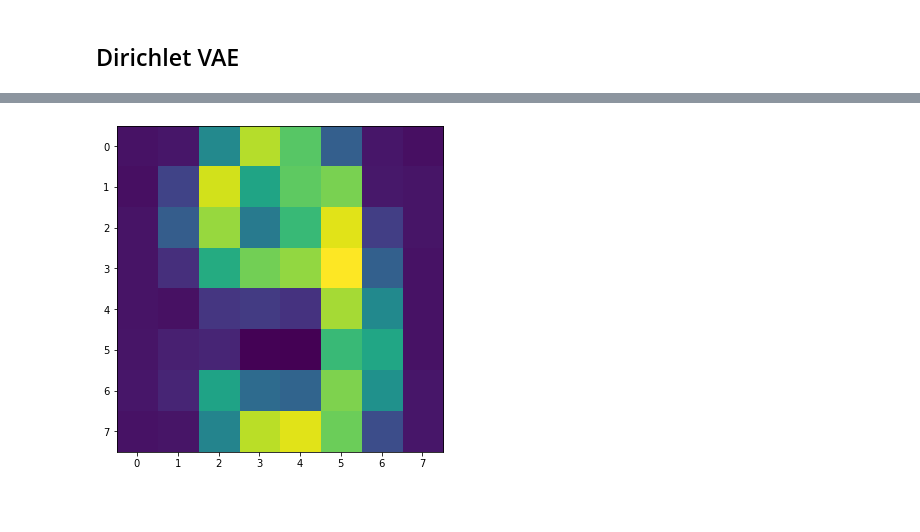
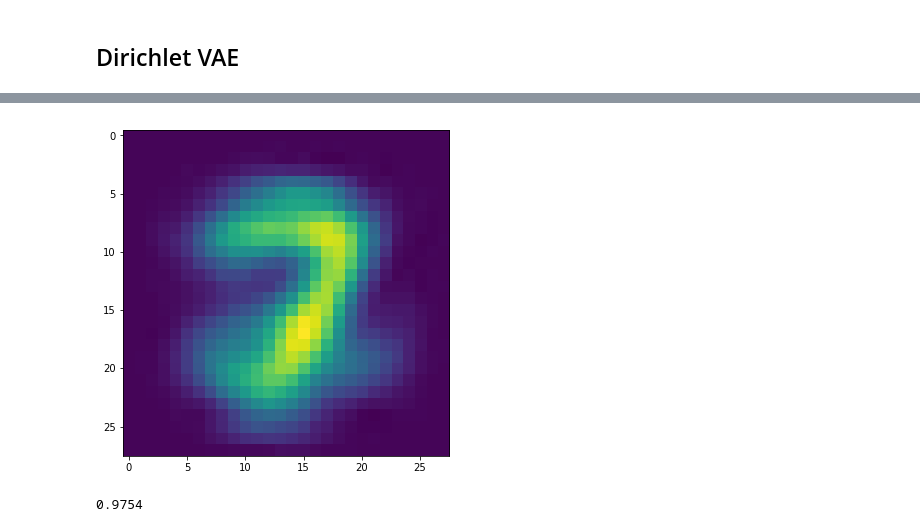
Before and after one commit to JonasRSV/mnist-vae, a Jupyter notebook: demo.ipynb, the cells around one changed output, grey strips where cells are left out. Saved outputs shown, nothing was run; the diff lists cells and outputs as text; code cells hidden in the pictures; blank space fills up the shorter version.

Commit message:
images

```diff
--- a/demo.ipynb
+++ b/demo.ipynb
@@ -32,8 +35,22 @@ def load_real():
 
     return np.array(mnist_data), np.array(mnist_labels)
 
-#mnist_data, mnist_labels = load_real()
-mnist_data, mnist_labels = load_mini()
+def load_test():
+    # Real mnist
+    mnist = tfds.load(name="mnist")["test"]
+    mnist_data = []
+    mnist_labels = []
+    for sample in tfds.as_numpy(mnist):
+        image = sample["image"]
+        label = sample["label"]
+
+        mnist_data.append(image.reshape(-1) / 256)
+        mnist_labels.append(label)
+
+    return np.array(mnist_data), np.array(mnist_labels)
+
+mnist_data, mnist_labels = load_real()
+#mnist_data, mnist_labels = load_mini()
 
 
 im_sz = int(np.sqrt(mnist_data[0].size))
@@ -68,5 +85,5 @@ encoder, decoder = vae.dense_encoder_decoder(data_dim,
 
 v = vae.VAE(encoder, decoder, C=3.0)
 
-v.fit(mnist_data, batch_size=100, epochs=10)
+v.fit(mnist_data, batch_size=64, epochs=30)
 # %% [output]
@@ -163,5 +188,5 @@ encoder, decoder = vae.dense_encoder_decoder_dirichlet(data_dim,
 v = vae.DIRICHLET_VAE(encoder, decoder, smoothness=smoothness, categories=categories,
                      alpha_smoothing=0.1, label_smoothing=8)
 
-v.fit(mnist_data, mnist_labels, batch_size=10, epochs=40)
+v.fit(mnist_data, mnist_labels, batch_size=64, epochs=30)
 # %% [output]
@@ -200,13 +226,22 @@ plt.show()
 # %%
 image = np.zeros(10)
-#image[3] = 0.5
-image[9] = 1.0
+image[7] = 0.5
+image[2] = 0.5
 
 image = image.reshape(1, 10)
 image = v.map_from_latent(image).numpy()
 
 plt.figure(figsize=(10, 6))
 plt.imshow(image.reshape(im_sz, im_sz))
+plt.savefig("dirichlet_blend.png", bbox_inches="tight")
 plt.show()
 # %% [output]
-[figure, old version]
+[figure, new version]
+# %%
+from sklearn.metrics import accuracy_score
+test_images, test_labels = load_test()
+predictions = v.map_to_latent(test_images).numpy().argmax(axis=1)
+
+print(accuracy_score(test_labels, predictions))
+# %% [output]
+0.9754
```
Also changed, not shown: parts of 8 cells of this notebook, 5 other files.
